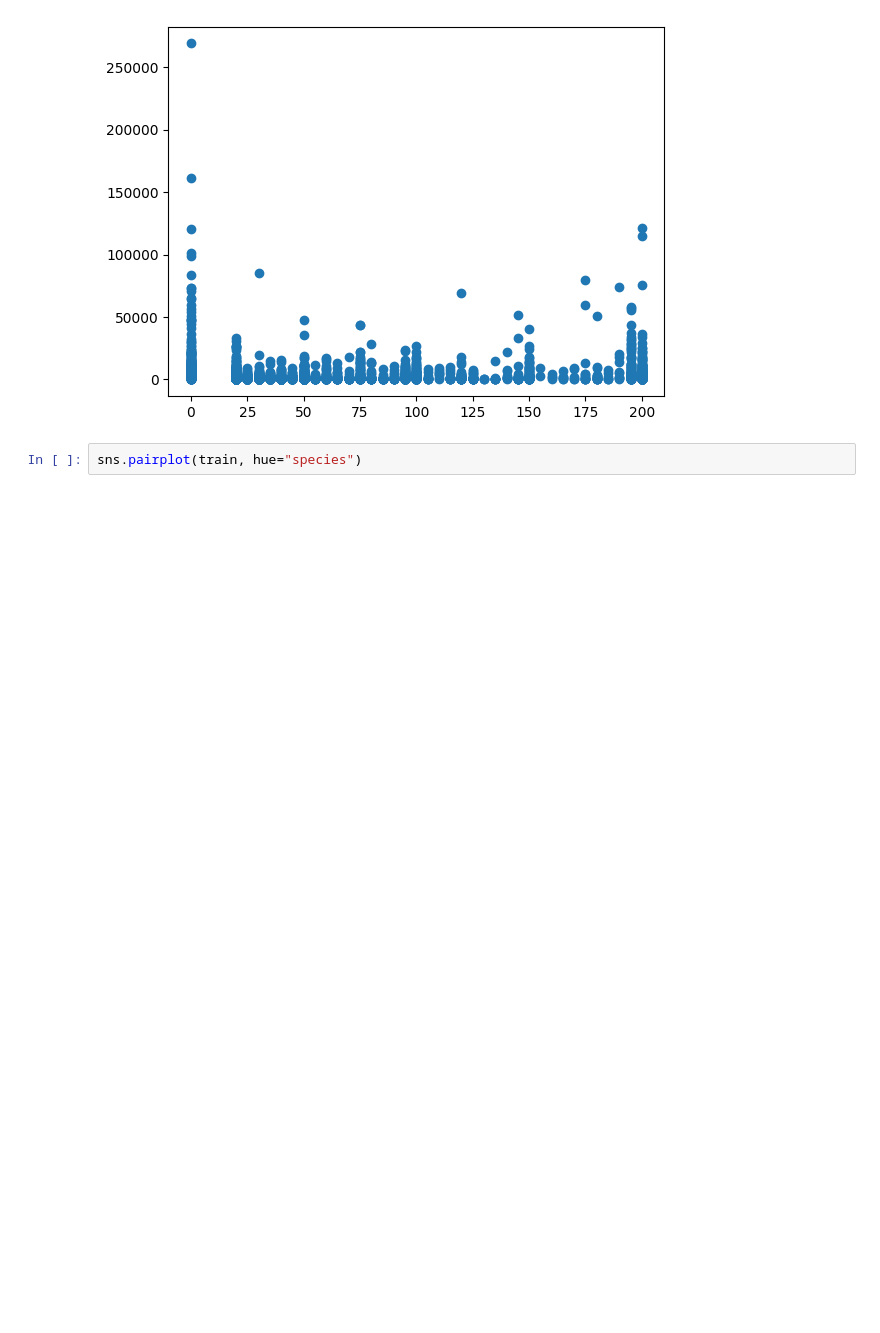
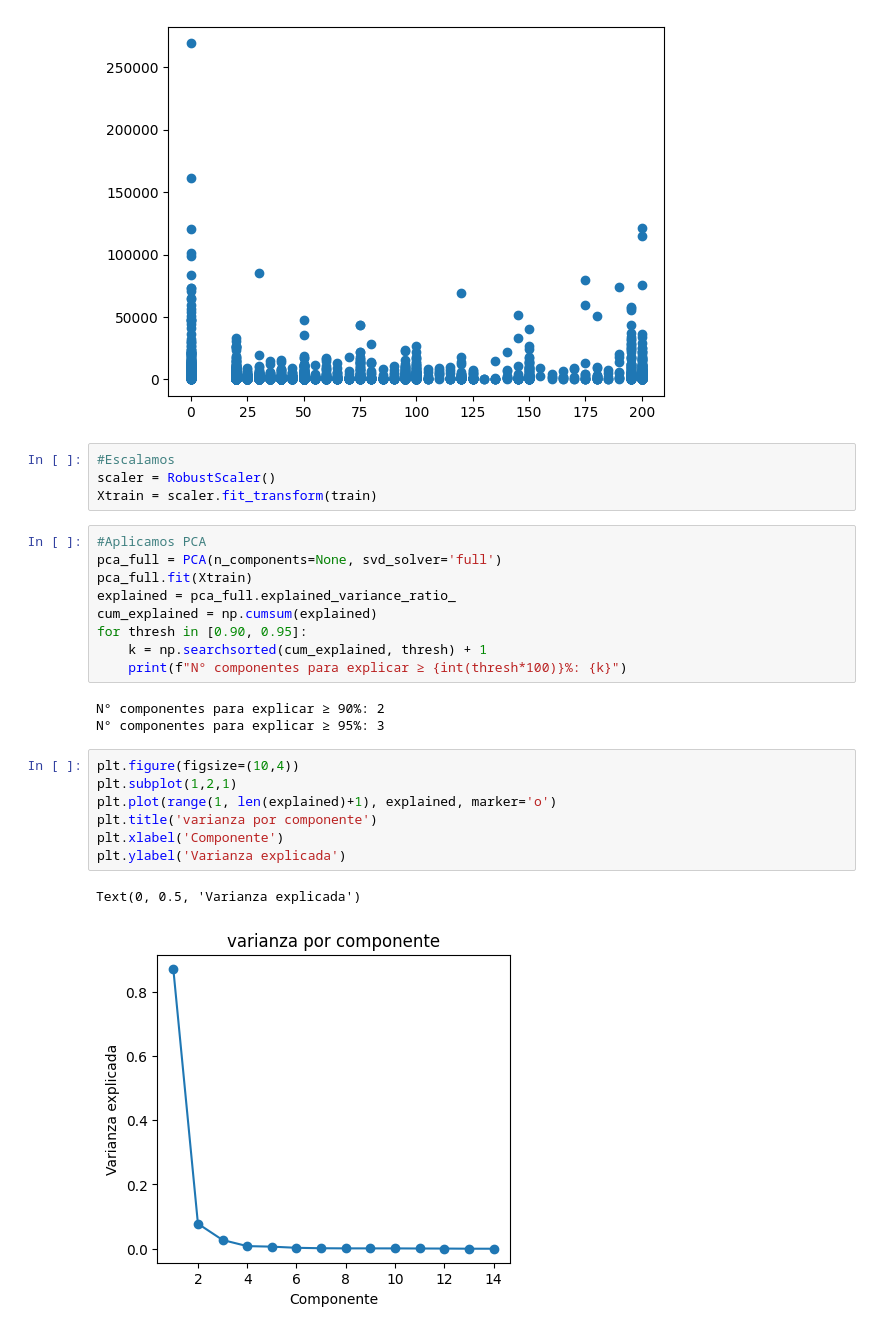
Before and after one commit to Divione-AAA/Ciencia-de-datos, a Jupyter notebook: Sistemas de Recomendacion/cursos/main.ipynb, the cells around one changed output. Saved outputs shown, nothing was run; the diff lists cells and outputs as text; blank space fills up the shorter version.

```diff
--- a/Sistemas de Recomendacion/cursos/main.ipynb
+++ b/Sistemas de Recomendacion/cursos/main.ipynb
@@ -100,5 +91,29 @@ plt.scatter(data=train,x='price',y='num_subscribers')
 # %% [output]
 <matplotlib.collections.PathCollection at 0x...>
 [figure]
-# %%
-sns.pairplot(train, hue="species")
+# %%
+#Escalamos
+scaler = RobustScaler()
+Xtrain = scaler.fit_transform(train)
+# %%
+#Aplicamos PCA
+pca_full = PCA(n_components=None, svd_solver='full')
+pca_full.fit(Xtrain)
+explained = pca_full.explained_variance_ratio_
+cum_explained = np.cumsum(explained)
+for thresh in [0.90, 0.95]:
+    k = np.searchsorted(cum_explained, thresh) + 1
+    print(f"N° componentes para explicar ≥ {int(thresh*100)}%: {k}")
+# %% [output]
+N° componentes para explicar ≥ 90%: 2
+N° componentes para explicar ≥ 95%: 3
+# %%
+plt.figure(figsize=(10,4))
+plt.subplot(1,2,1)
+plt.plot(range(1, len(explained)+1), explained, marker='o')
+plt.title('varianza por componente')
+plt.xlabel('Componente')
+plt.ylabel('Varianza explicada')
+# %% [output]
+Text(0, 0.5, 'Varianza explicada')
+[figure, added]
```
Also changed, not shown: parts of 10 cells of this notebook.
